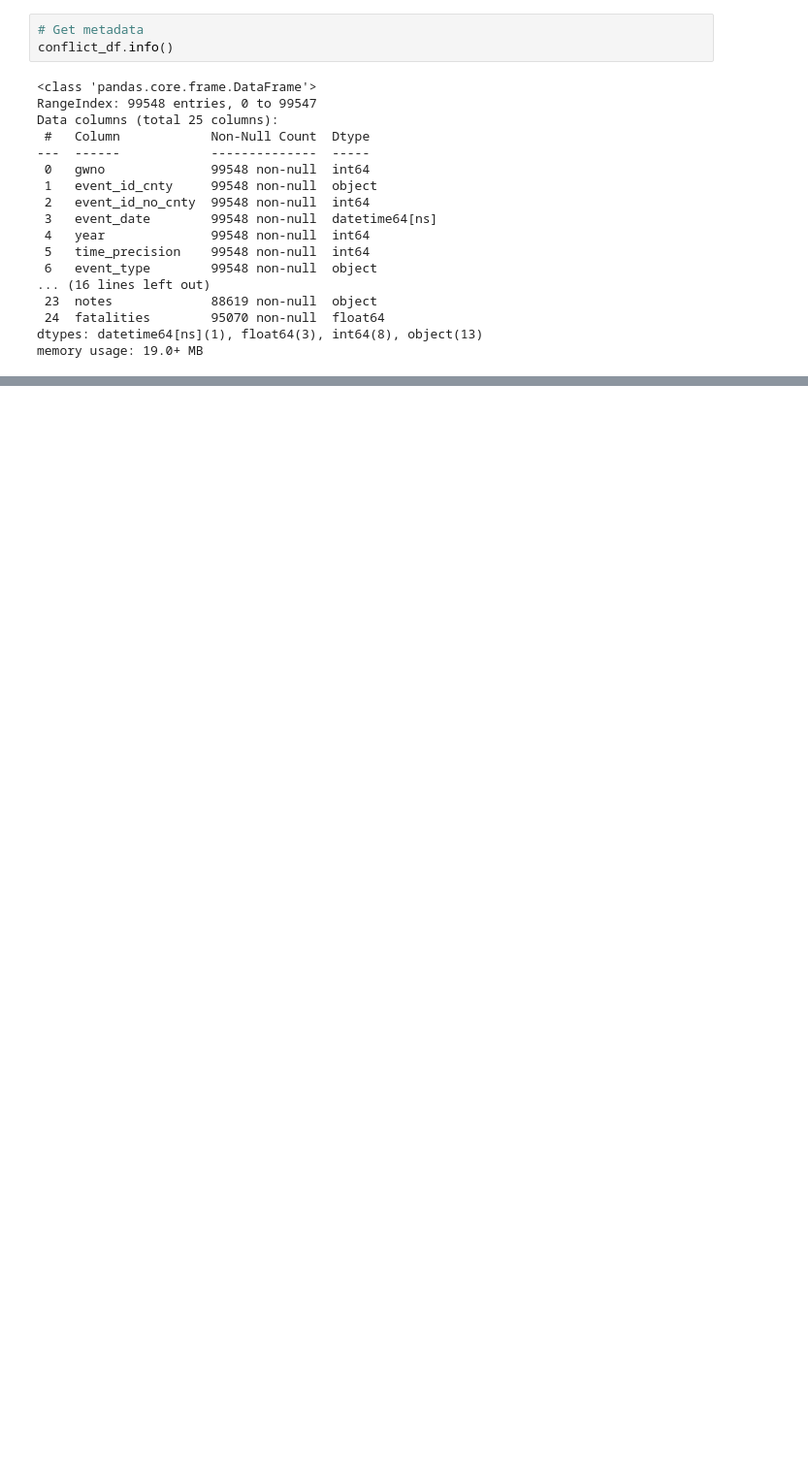
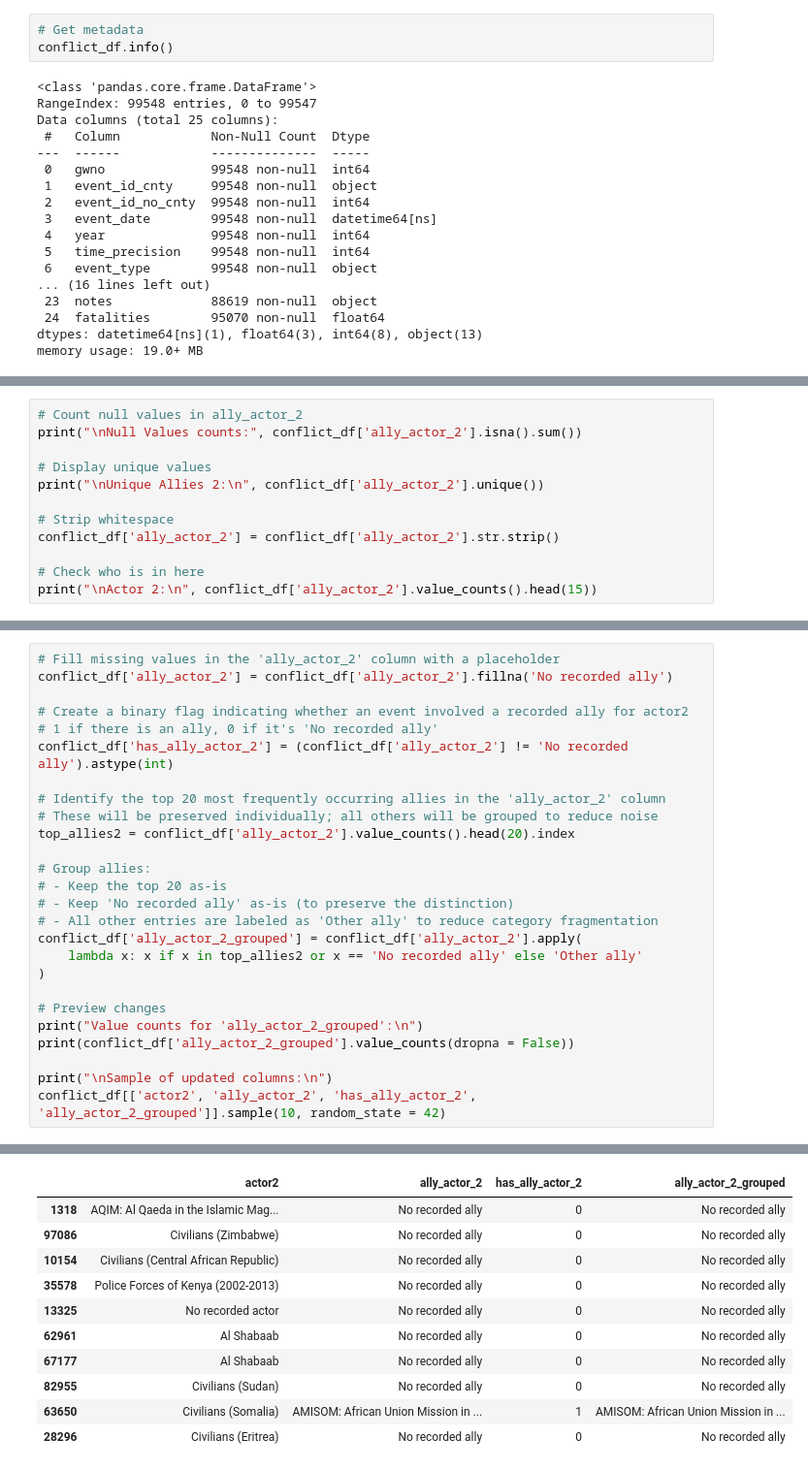
Before and after one commit to Vain-Guy/Mapping-Africa-s-Conflict-Relationships, a Jupyter notebook: conflict.ipynb, the cells around one changed output, grey strips where cells are left out. Shown at 97% size. Cells and saved outputs as stored; diff of their text form; blank space fills up the shorter version.

```diff
--- a/conflict.ipynb
+++ b/conflict.ipynb
@@ -250,0 +594,12 @@ dtype: int64
+# %%
+# Count null values in ally_actor_2
+print("\nNull Values counts:", conflict_df['ally_actor_2'].isna().sum())
+
+# Display unique values
+print("\nUnique Allies 2:\n", conflict_df['ally_actor_2'].unique())
+
+# Strip whitespace
+conflict_df['ally_actor_2'] = conflict_df['ally_actor_2'].str.strip()
+
+# Check who is in here
+print("\nActor 2:\n", conflict_df['ally_actor_2'].value_counts().head(15))
@@ -250,0 +648,27 @@ dtype: int64
+# %%
+# Fill missing values in the 'ally_actor_2' column with a placeholder
+conflict_df['ally_actor_2'] = conflict_df['ally_actor_2'].fillna('No recorded ally')
+
+# Create a binary flag indicating whether an event involved a recorded ally for actor2
+# 1 if there is an ally, 0 if it's 'No recorded ally'
+conflict_df['has_ally_actor_2'] = (conflict_df['ally_actor_2'] != 'No recorded ally').astype(int)
+
+# Identify the top 20 most frequently occurring allies in the 'ally_actor_2' column
+# These will be preserved individually; all others will be grouped to reduce noise
+top_allies2 = conflict_df['ally_actor_2'].value_counts().head(20).index
+
+# Group allies:
+# - Keep the top 20 as-is
+# - Keep 'No recorded ally' as-is (to preserve the distinction)
+# - All other entries are labeled as 'Other ally' to reduce category fragmentation
+conflict_df['ally_actor_2_grouped'] = conflict_df['ally_actor_2'].apply(
+    lambda x: x if x in top_allies2 or x == 'No recorded ally' else 'Other ally'
+)
+
+# Preview changes
+print("Value counts for 'ally_actor_2_grouped':\n")
+print(conflict_df['ally_actor_2_grouped'].value_counts(dropna = False))
+
+print("\nSample of updated columns:\n")
+conflict_df[['actor2', 'ally_actor_2', 'has_ally_actor_2', 'ally_actor_2_grouped']].sample(10, random_state = 42)
+# %% [output]
@@ -250,0 +692,11 @@ dtype: int64
+|  | actor2 | ally_actor_2 | has_ally_actor_2 | ally_actor_2_grouped |
+| 1318 | AQIM: Al Qaeda in the Islamic Mag... | No recorded ally | 0 | No recorded ally |
+| 97086 | Civilians (Zimbabwe) | No recorded ally | 0 | No recorded ally |
+| 10154 | Civilians (Central African Republic) | No recorded ally | 0 | No recorded ally |
+| 35578 | Police Forces of Kenya (2002-2013) | No recorded ally | 0 | No recorded ally |
+| 13325 | No recorded actor | No recorded ally | 0 | No recorded ally |
+| 62961 | Al Shabaab | No recorded ally | 0 | No recorded ally |
+| 67177 | Al Shabaab | No recorded ally | 0 | No recorded ally |
+| 82955 | Civilians (Sudan) | No recorded ally | 0 | No recorded ally |
+| 63650 | Civilians (Somalia) | AMISOM: African Union Mission in ... | 1 | AMISOM: African Union Mission in ... |
+| 28296 | Civilians (Eritrea) | No recorded ally | 0 | No recorded ally |
```
Also changed, not shown: parts of 21 cells of this notebook.
